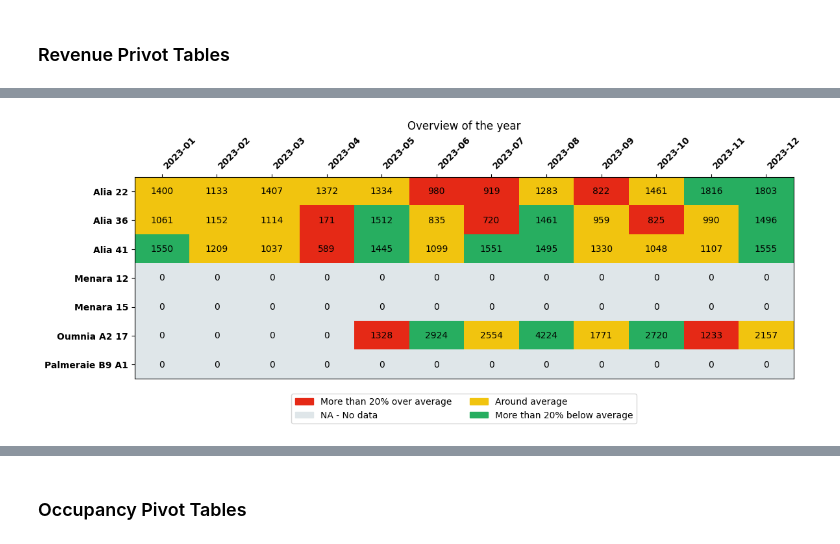
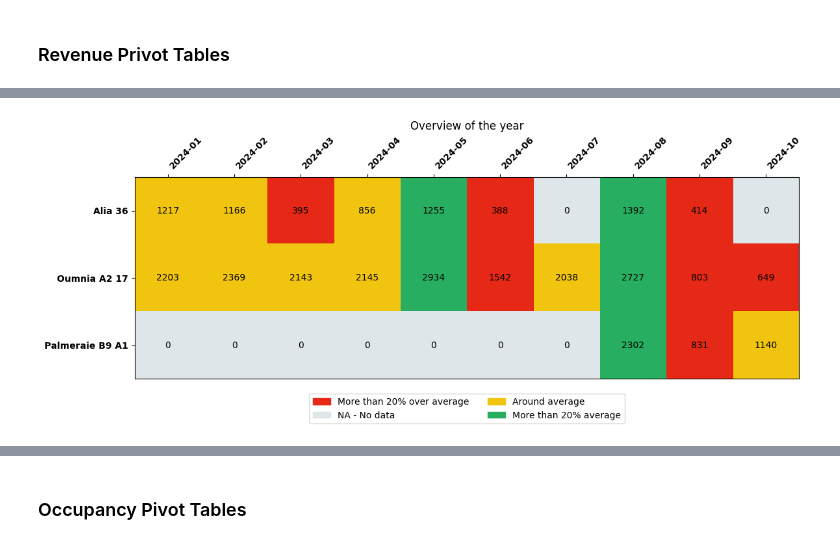
Before and after one commit to Alayadi-94/08-Rentals_Automated_Pipeline, a Jupyter notebook: testings.ipynb, the cells around one changed output, grey strips where cells are left out. Drawn from its saved outputs; the diff is of its cells as text; code cells hidden in the pictures.

```diff
--- a/testings.ipynb
+++ b/testings.ipynb
@@ -354,4 +348,4 @@ display_table(df, mode='Revenue', year=2022)
-# %%
-display_table(df, mode='Revenue', year=2023)
-# %% [output]
-[figure, removed]
+# %%
+display_table(df, mode='Revenue', year=2024, owner='Mounia')
+# %% [output]
+[figure, added]
```
Also changed, not shown: parts of 15 cells of this notebook, 2 other files.
